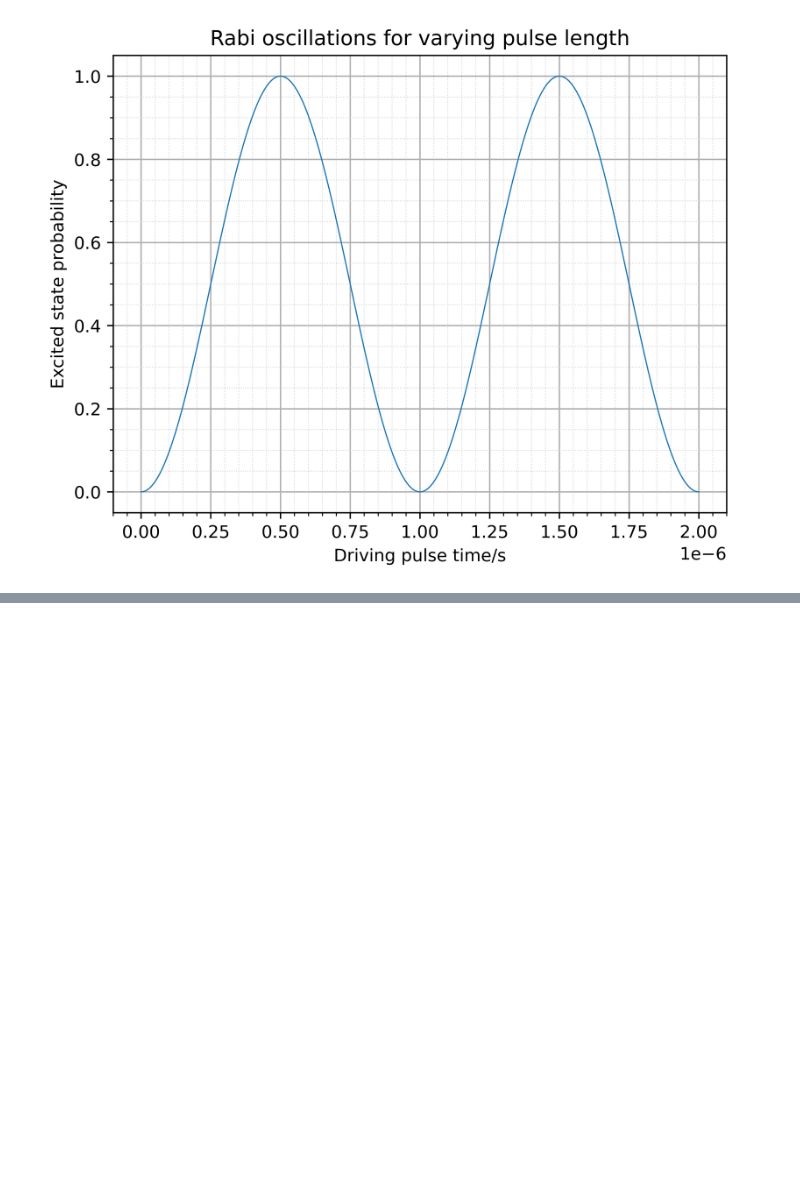
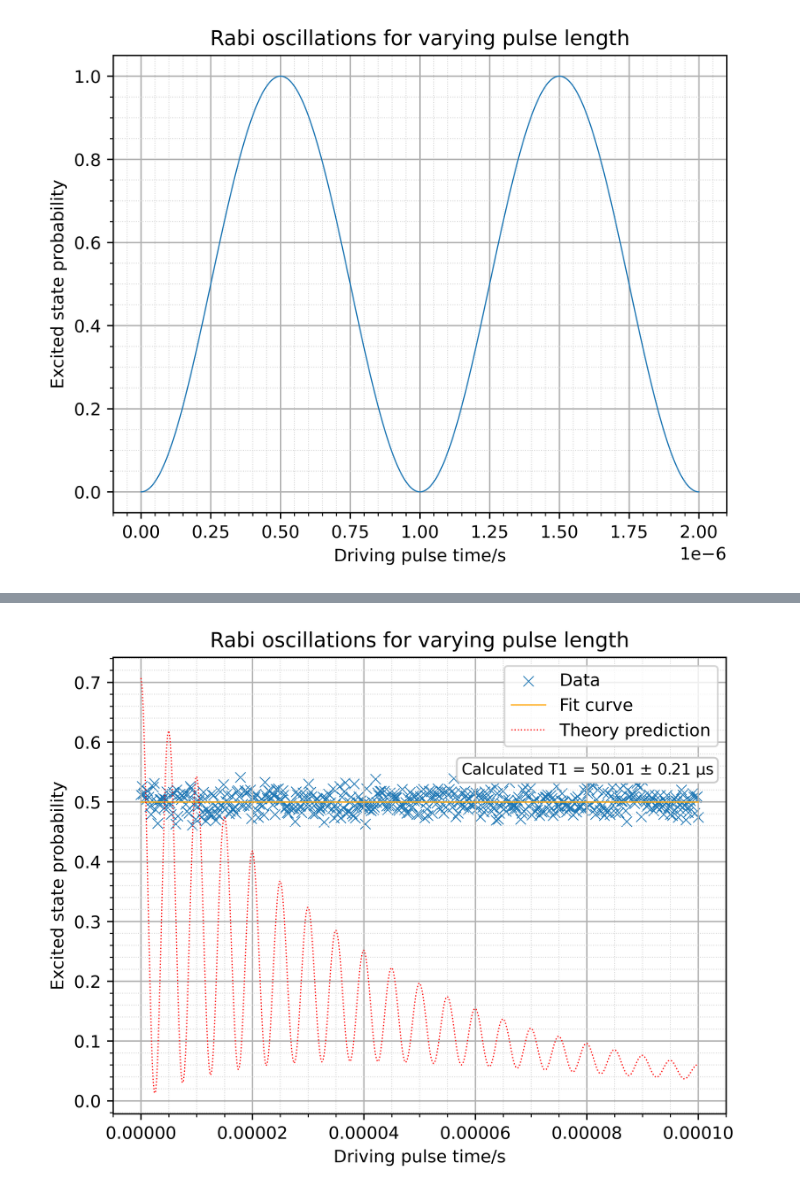
Before and after one commit to Oscar-Holloway/Simulation-of-transmon-qubit, a Jupyter notebook: qubit_simulation.ipynb, the cells around one changed output, grey strips where cells are left out. Drawn from its saved outputs; the diff is of its cells as text; code cells hidden in the pictures; blank space fills up the shorter version.

Commit message:
Started Ramsey experiment but have got stuck

```diff
--- a/qubit_simulation.ipynb
+++ b/qubit_simulation.ipynb
@@ -149,0 +153,80 @@ Calculated T1 = 49.9493 microseconds
+# %%
+#T2 relaxation collapse and Ramsey experiment
+T2_star = 30*1e-6 #s
+detuning = 0.2*1e6 #Hz
+delta_omega = 2*np.pi*detuning
+T_phi = 1 / (1/T2_star - 1/(2*T1)) # Pure dephasing time
+
+
+c1 = np.sqrt(1/T1)*g*e1.dag() # relaxation collapse operator
+c2 = np.sqrt(1/(2*T_phi))*sz #pure dephasing
+P_excited = e1*e1.dag() #projection operator for excited state
+H_rot = delta_omega/2 * sz
+excited_states = []
+excited_prob = []
+
+
+U_pi2 = (-1j * np.pi/4 * sx).expm() #pulse operator for pi/2
+psi_init = U_pi2*g #initial state after pi/2 rotation
+time = np.linspace(0,100e-6,500)
+output = mesolve(H_rot, psi_init, time, c_ops=[c1,c2], e_ops=[])
+
+
+for state in output.states:
+    final_state = U_pi2*state
+
+    probability=qt.expect(P_excited,final_state)
+    excited_prob.append(np.real(probability))
+
+excited_prob = np.array(excited_prob)
+
+time_mus = time*1e6
+
+shots = 1000
+Prob =  0.5*np.exp(-time/30)*np.cos(2*np.pi*0.2*time + np.pi/2) + 0.5
+randomness = np.random.binomial(shots, Prob)/shots
+
+
+def ramsey_fit(t,A,T2_fit, df,phi,B):
+    return A*np.exp(-t/T2_fit)*np.cos(2*np.pi*df*t + phi) +B
+
+ram_fit, pcov = curve_fit(ramsey_fit, xdata=time, ydata=randomness, p0=[0.5, 30, 0.2, np.pi/2, 0.5], bounds=([0, 1, 0.01, -2*np.pi, 0], [1, 500, 1, 2*np.pi, 1]), maxfev=20000)
+A_fit, T2_fit, df_fit, phi_fit, B_fit = ram_fit
+ram_fitted = ramsey_fit(time, A_fit, T2_fit, df_fit, phi_fit, B_fit)
+print(f'Actual T2*: {T2_star*1e6:.2f} $\mu$s')
+print(f'Calculated T2*: {T2_fit:.2f} $\mu$s')
+print(f'Fitted detuning: {df_fit:.4f} MHz')
+
+
+plt.figure(dpi=800)
+
+plt.scatter(time, randomness , marker='x', linewidths=0.5, label='Data')
+plt.plot(time, ram_fitted, linewidth=0.7, color='orange', label='Fit curve')
+plt.plot(time, excited_prob, linewidth=0.7, color='red', linestyle=':', label='Theory prediction')
+
+plt.legend(loc='upper right')
+plt.text(
+    0.979, 0.77,
+    f"Calculated T1 = {T1_fit*1e6:.2f} $\pm$ {T1_err*1e6:.2f} µs",
+    transform=plt.gca().transAxes,
+    fontsize=9,
+    verticalalignment='top',
+    horizontalalignment='right',
+    bbox=dict(
+        facecolor='white',
+        edgecolor='0.8',
+        boxstyle='round',
+        alpha=1
+    )
+)
+
+plt.title('Rabi oscillations for varying pulse length')
+plt.xlabel('Driving pulse time/s')
+plt.ylabel('Excited state probability')
+
+plt.grid(which='major',axis='both')
+plt.grid(which='minor',axis='both',linestyle='dotted',linewidth=0.5,color='lightgrey')
+plt.minorticks_on()
+
+plt.show()
+# %% [output]
@@ -149,0 +236 @@ Calculated T1 = 49.9493 microseconds
+[figure, added]
```
Also changed, not shown: parts of 3 cells of this notebook.
